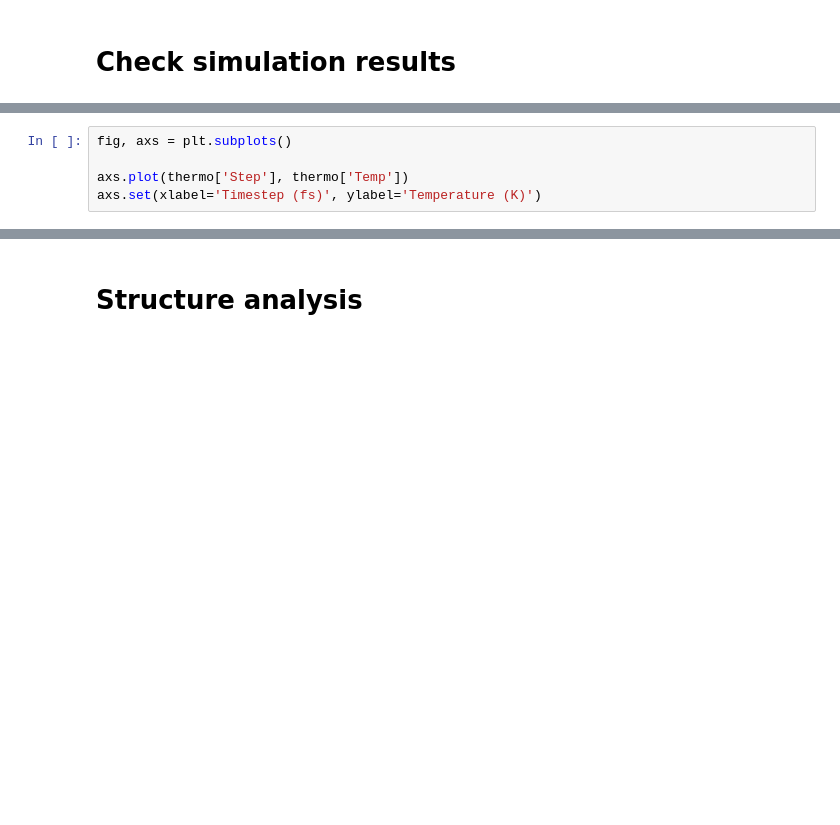
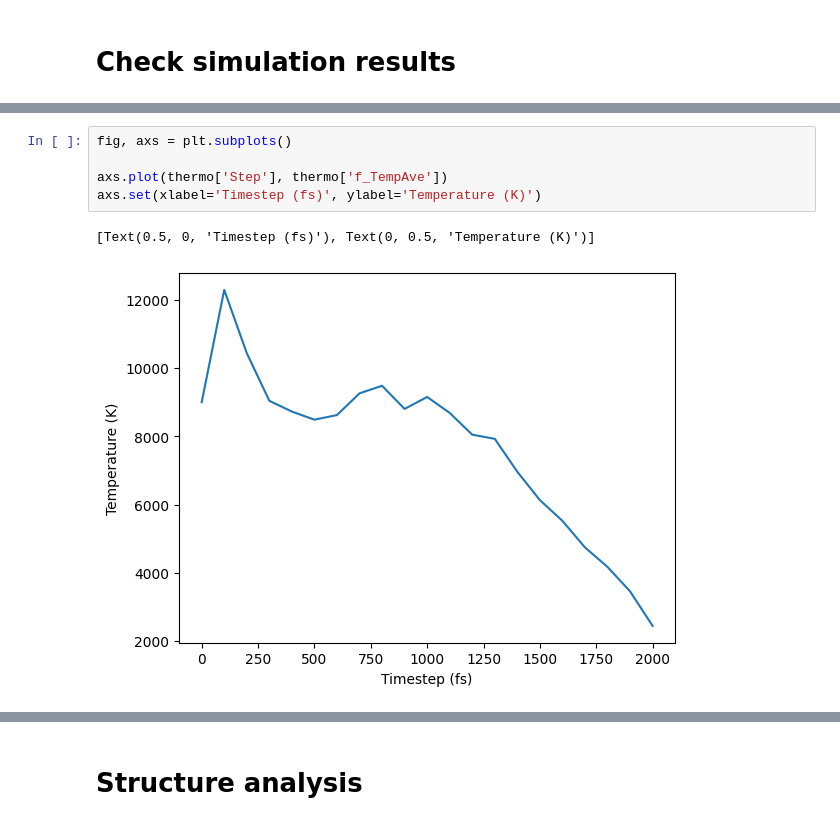
Before and after one commit to MorrowChem/how-to-validate-potentials-demo, a Jupyter notebook: demo-lammps.ipynb, the cells around one changed output, grey strips where cells are left out. Saved outputs shown, nothing was run; the diff lists cells and outputs as text; blank space fills up the shorter version.

```diff
--- a/demo-lammps.ipynb
+++ b/demo-lammps.ipynb
@@ -138,5 +153,8 @@ thermo.head()  # a Pandas dataframe
 # %%
 fig, axs = plt.subplots()
 
-axs.plot(thermo['Step'], thermo['Temp'])
+axs.plot(thermo['Step'], thermo['f_TempAve'])
 axs.set(xlabel='Timestep (fs)', ylabel='Temperature (K)')
+# %% [output]
+[Text(0.5, 0, 'Timestep (fs)'), Text(0, 0.5, 'Temperature (K)')]
+[figure, added]
```
Also changed, not shown: parts of 13 cells of this notebook, 1 other file.
